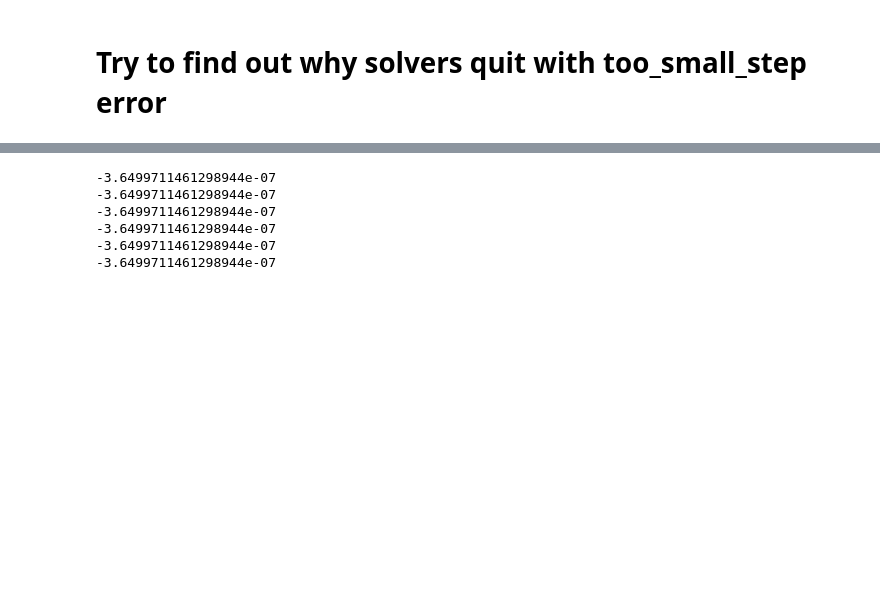
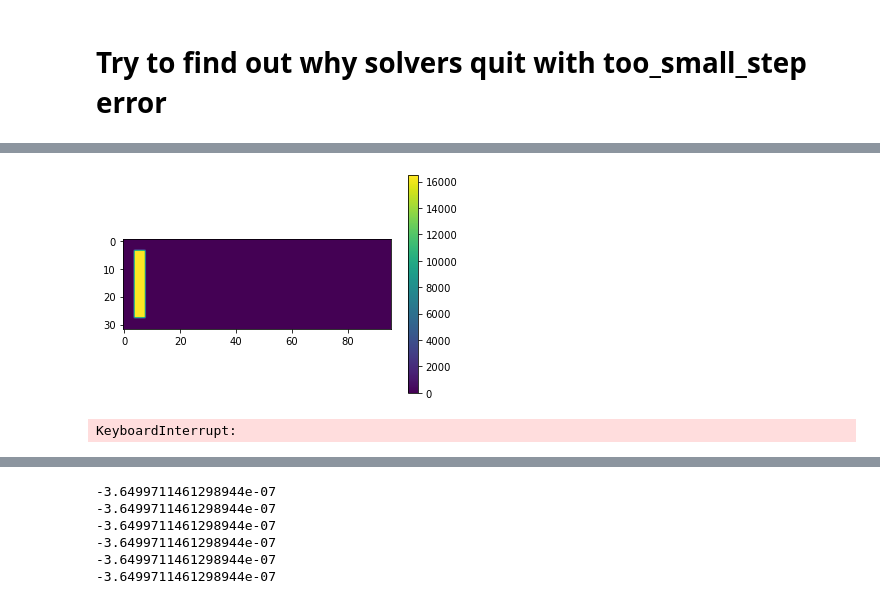
Before and after one commit to boospooky/omnitray-modeling, a Jupyter notebook: omnisim_notebook.ipynb, the cells around one changed output, grey strips where cells are left out. Saved outputs shown, nothing was run; the diff lists cells and outputs as text; code cells hidden in the pictures; blank space fills up the shorter version.

```diff
--- a/omnisim_notebook.ipynb
+++ b/omnisim_notebook.ipynb
@@ -361,0 +417,11 @@ def prep_initial_condition(cs_spots, cp_spots, ahl_spots, dims, p0, A):
+# %%
+simmer.initial_array = initial_array
+
+# simmer.t_eval = np.arange(0,24*60*60,2.0).astype(np.float)
+simmer.set_p0(p0)
+rtime = time.time()
+print('start')
+# simmer.sim(p0, method='RK45')
+simmer.sim(p0, method='BDF')
+rtime = time.time() - rtime
+print(rtime/60)
@@ -361,0 +527,8 @@ def prep_initial_condition(cs_spots, cp_spots, ahl_spots, dims, p0, A):
+# %%
+dy.shape = simmer.yshape
+_ = plt.imshow(dy[s_slice][0,...])
+_ = plt.colorbar()
+# _ = plt.hist(y[cp_slice].flatten())
+# _ = plt.plot(dy[z0_slice][:,2,2])
+# %% [output]
+[figure, added]
@@ -361,0 +541,4 @@ def prep_initial_condition(cs_spots, cp_spots, ahl_spots, dims, p0, A):
+# %%
+solver.step()
+# %% [output]
+KeyboardInterrupt:
```
Also changed, not shown: parts of 60 cells of this notebook, 4 other files.
